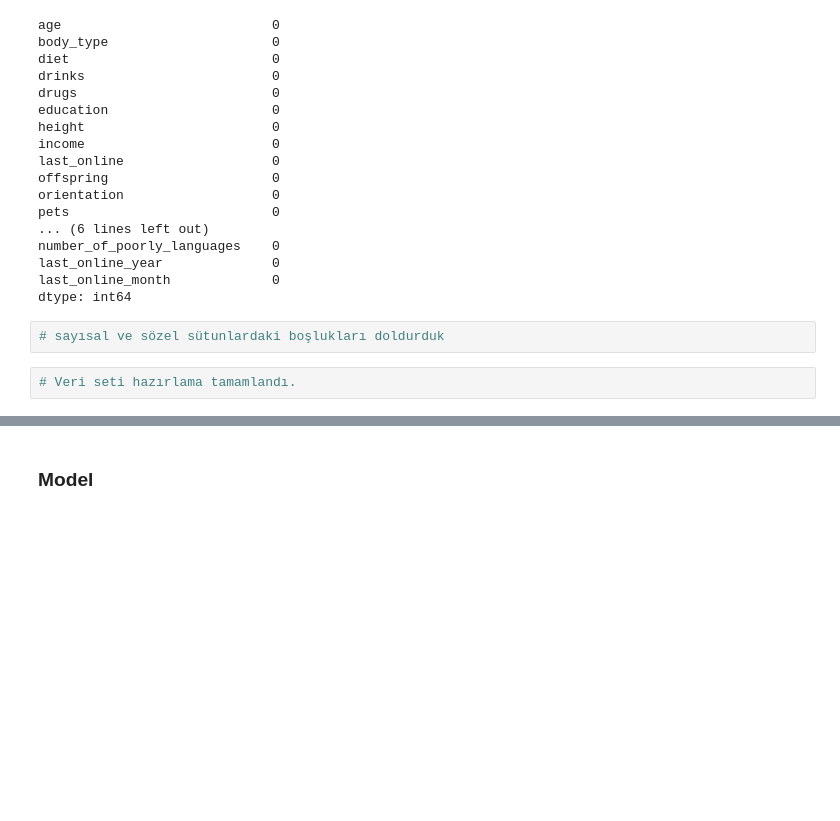
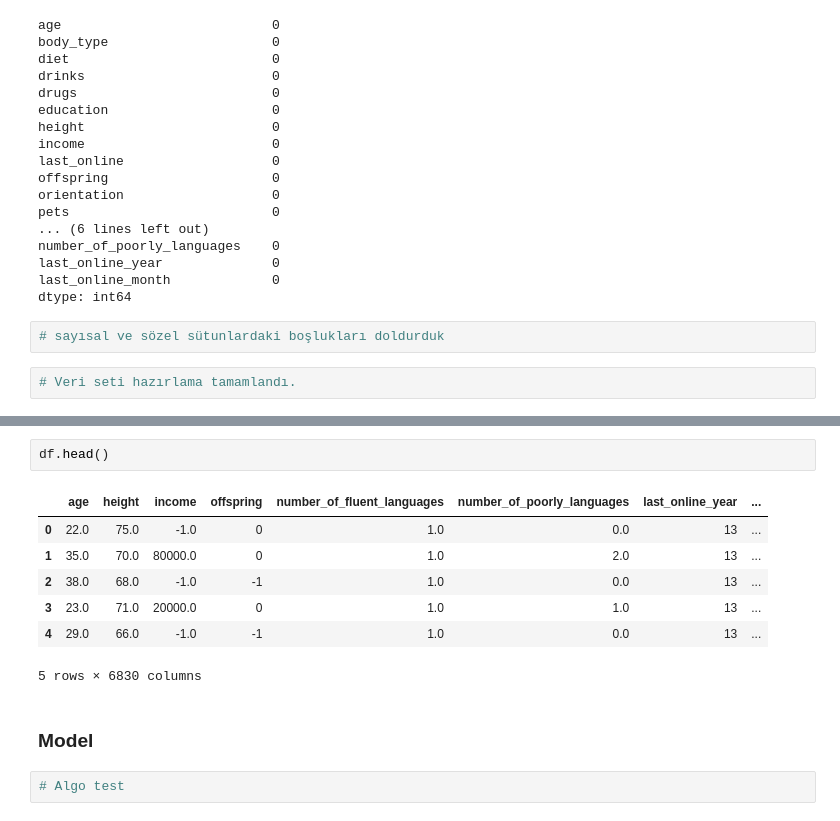
Before and after one commit to mmeliht/Artificial_Intelligence_Course, a Jupyter notebook: week5_homework/Three generations seeking romance - Regression & Classification.ipynb, the cells around one changed output, grey strips where cells are left out. Cells and saved outputs as stored; diff of their text form; blank space fills up the shorter version.

```diff
--- a/week5_homework/Three generations seeking romance - Regression & Classification.ipynb
+++ b/week5_homework/Three generations seeking romance - Regression & Classification.ipynb
@@ -637,2 +674,14 @@ dtype: int64
+# %%
+df.head()
+# %% [output]
+|  | age | height | income | offspring | number_of_fluent_languages | number_of_poorly_languages | last_online_year | ... |
+| 0 | 22.0 | 75.0 | -1.0 | 0 | 1.0 | 0.0 | 13 | ... |
+| 1 | 35.0 | 70.0 | 80000.0 | 0 | 1.0 | 2.0 | 13 | ... |
+| 2 | 38.0 | 68.0 | -1.0 | -1 | 1.0 | 0.0 | 13 | ... |
+| 3 | 23.0 | 71.0 | 20000.0 | 0 | 1.0 | 1.0 | 13 | ... |
+| 4 | 29.0 | 66.0 | -1.0 | -1 | 1.0 | 0.0 | 13 | ... |
+5 rows × 6830 columns
 # %% [markdown]
 ### Model
+# %%
+# Algo test
```
Also changed, not shown: parts of 5 cells of this notebook.
